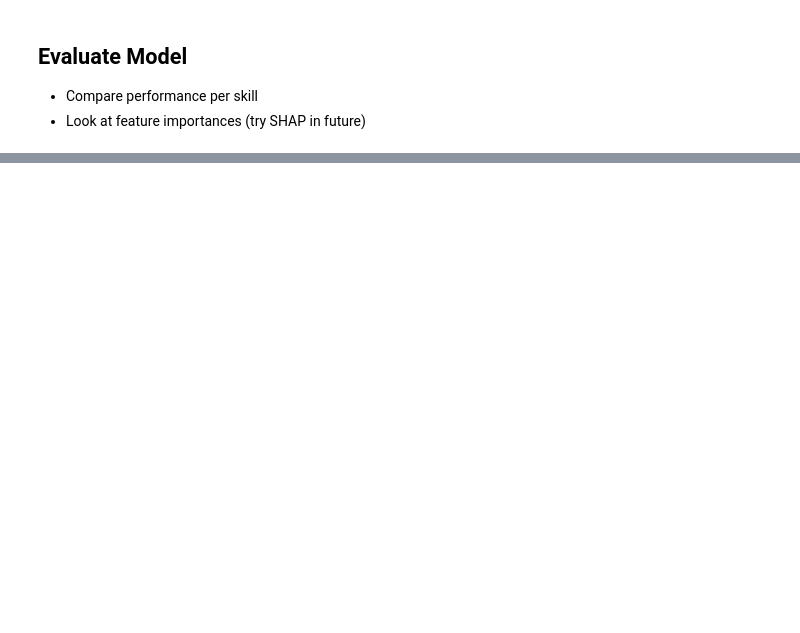
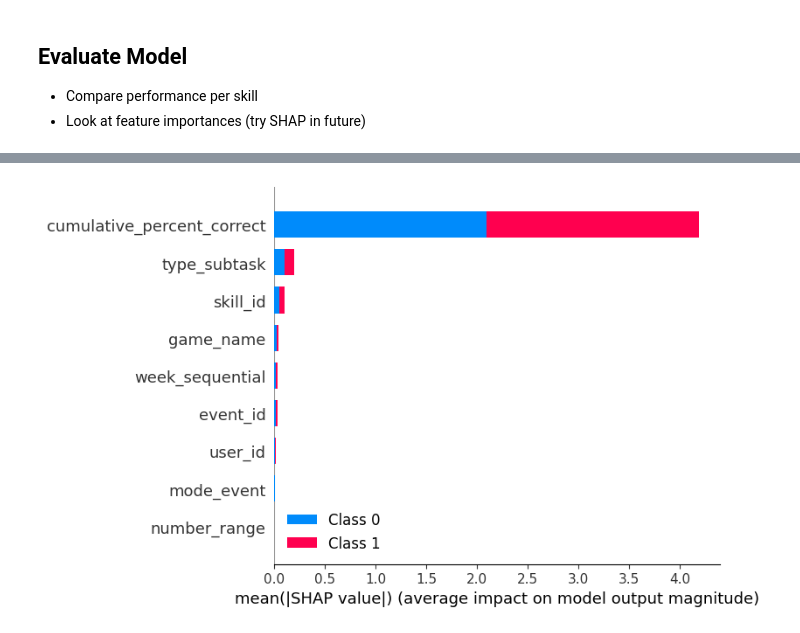
Before and after one commit to ewaMiazga/mlbdProject-2023, a Jupyter notebook: Experiments.ipynb, the cells around one changed output, grey strips where cells are left out. Saved outputs shown, nothing was run; the diff lists cells and outputs as text; code cells hidden in the pictures; blank space fills up the shorter version.

```diff
--- a/Experiments.ipynb
+++ b/Experiments.ipynb
@@ -204,0 +223,4 @@ plt.show()
+# %%
+shap.summary_plot(shap_values, test)
+# %% [output]
+[figure, added]
```
Also changed, not shown: parts of 19 cells of this notebook.
